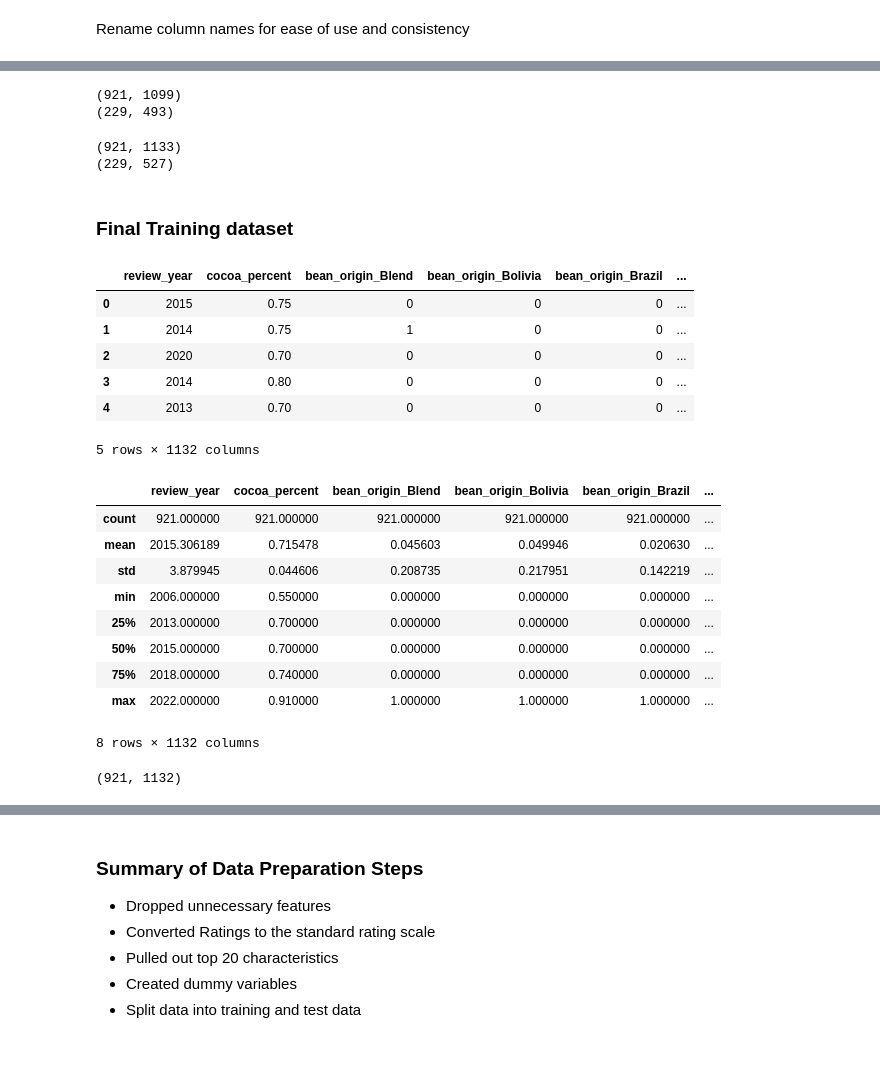
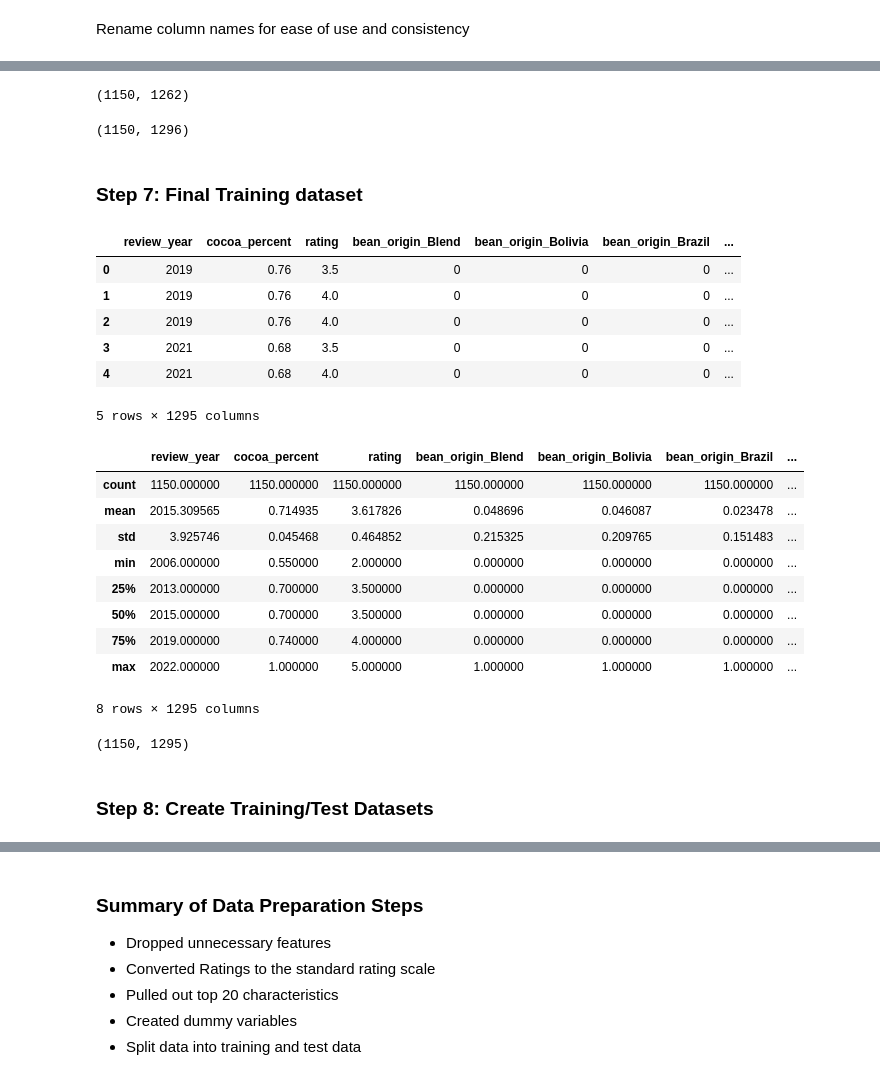
Before and after one commit to cableredi/BellevueUniv_MDS, a Jupyter notebook: DSC550/Term Paper/Chocolate_CableKimberly.ipynb, the cells around one changed output, grey strips where cells are left out. Saved outputs shown, nothing was run; the diff lists cells and outputs as text; code cells hidden in the pictures; blank space fills up the shorter version.

```diff
--- a/DSC550/Term Paper/Chocolate_CableKimberly.ipynb
+++ b/DSC550/Term Paper/Chocolate_CableKimberly.ipynb
@@ -758,62 +694,55 @@ print(features_test.shape)
 # %%
 # Select categorical columns except characteristics
-categorical_columns_train = features_train.select_dtypes('object').columns.difference(['characteristics'])
-categorical_columns_test = features_test.select_dtypes('object').columns.difference(['characteristics'])
+categorical_columns = chocolate_usa.select_dtypes('object').columns.difference(['characteristics'])
 # %%
 # Create dummy variables, drop first one to prevent collinearity between to dummy variables
-features_train = pd.get_dummies(features_train, columns = categorical_columns_train, drop_first = True)
-features_test = pd.get_dummies(features_test, columns = categorical_columns_test, drop_first = True)
+chocolate_usa = pd.get_dummies(chocolate_usa, columns = categorical_columns, drop_first = True)
 # %%
 # Get shape of features datasets
-print(features_train.shape)
-print(features_test.shape)
+print(chocolate_usa.shape)
 # %% [output]
-(921, 1099)
-(229, 493)
+(1150, 1262)
 # %%
 # convert characteristics into dummy variables
-features_train = pd.concat([features_train, features_train['characteristics'].str.get_dummies(sep=',')], axis = 1)
-features_test = pd.concat([features_test, features_test['characteristics'].str.get_dummies(sep=',')], axis = 1)
+chocolate_usa = pd.concat([chocolate_usa, chocolate_usa['characteristics'].str.get_dummies(sep=',')], axis = 1)
 
 # Drop characteristics column
-features_train.drop('characteristics', axis = 1, inplace = True)
-features_test.drop('characteristics', axis = 1, inplace = True)
+chocolate_usa.drop('characteristics', axis = 1, inplace = True)
 # %%
-print(features_train.shape)
-print(features_test.shape)
+print(chocolate_usa.shape)
 # %% [output]
-(921, 1133)
-(229, 527)
+(1150, 1296)
 # %%
 # Drop REF column
-features_train.drop('REF', axis = 1, inplace = True)
-features_test.drop('REF', axis = 1, inplace = True)
+chocolate_usa.drop('REF', axis = 1, inplace = True)
 # %% [markdown]
-### Final Training dataset
+### Step 7: Final Training dataset
 # %%
-features_train.head()
+chocolate_usa.head()
 # %% [output]
-|  | review_year | cocoa_percent | bean_origin_Blend | bean_origin_Bolivia | bean_origin_Brazil | ... |
-| 0 | 2015 | 0.75 | 0 | 0 | 0 | ... |
-| 1 | 2014 | 0.75 | 1 | 0 | 0 | ... |
-| 2 | 2020 | 0.70 | 0 | 0 | 0 | ... |
-| 3 | 2014 | 0.80 | 0 | 0 | 0 | ... |
-| 4 | 2013 | 0.70 | 0 | 0 | 0 | ... |
+|  | review_year | cocoa_percent | rating | bean_origin_Blend | bean_origin_Bolivia | bean_origin_Brazil | ... |
+| 0 | 2019 | 0.76 | 3.5 | 0 | 0 | 0 | ... |
+| 1 | 2019 | 0.76 | 4.0 | 0 | 0 | 0 | ... |
+| 2 | 2019 | 0.76 | 4.0 | 0 | 0 | 0 | ... |
+| 3 | 2021 | 0.68 | 3.5 | 0 | 0 | 0 | ... |
+| 4 | 2021 | 0.68 | 4.0 | 0 | 0 | 0 | ... |
-5 rows × 1132 columns
+5 rows × 1295 columns
 # %%
-features_train.describe()
+chocolate_usa.describe()
 # %% [output]
-|  | review_year | cocoa_percent | bean_origin_Blend | bean_origin_Bolivia | bean_origin_Brazil | ... |
-| count | 921.000000 | 921.000000 | 921.000000 | 921.000000 | 921.000000 | ... |
-| mean | 2015.306189 | 0.715478 | 0.045603 | 0.049946 | 0.020630 | ... |
-| std | 3.879945 | 0.044606 | 0.208735 | 0.217951 | 0.142219 | ... |
-| min | 2006.000000 | 0.550000 | 0.000000 | 0.000000 | 0.000000 | ... |
-| 25% | 2013.000000 | 0.700000 | 0.000000 | 0.000000 | 0.000000 | ... |
-| 50% | 2015.000000 | 0.700000 | 0.000000 | 0.000000 | 0.000000 | ... |
-| 75% | 2018.000000 | 0.740000 | 0.000000 | 0.000000 | 0.000000 | ... |
-| max | 2022.000000 | 0.910000 | 1.000000 | 1.000000 | 1.000000 | ... |
+|  | review_year | cocoa_percent | rating | bean_origin_Blend | bean_origin_Bolivia | bean_origin_Brazil | ... |
+| count | 1150.000000 | 1150.000000 | 1150.000000 | 1150.000000 | 1150.000000 | 1150.000000 | ... |
+| mean | 2015.309565 | 0.714935 | 3.617826 | 0.048696 | 0.046087 | 0.023478 | ... |
+| std | 3.925746 | 0.045468 | 0.464852 | 0.215325 | 0.209765 | 0.151483 | ... |
+| min | 2006.000000 | 0.550000 | 2.000000 | 0.000000 | 0.000000 | 0.000000 | ... |
+| 25% | 2013.000000 | 0.700000 | 3.500000 | 0.000000 | 0.000000 | 0.000000 | ... |
+| 50% | 2015.000000 | 0.700000 | 3.500000 | 0.000000 | 0.000000 | 0.000000 | ... |
+| 75% | 2019.000000 | 0.740000 | 4.000000 | 0.000000 | 0.000000 | 0.000000 | ... |
+| max | 2022.000000 | 1.000000 | 5.000000 | 1.000000 | 1.000000 | 1.000000 | ... |
-8 rows × 1132 columns
+8 rows × 1295 columns
 # %%
-features_train.shape
+print(chocolate_usa.shape)
 # %% [output]
-(921, 1132)
+(1150, 1295)
+# %% [markdown]
+### Step 8: Create Training/Test Datasets
```
Also changed, not shown: parts of 53 cells of this notebook, 1 other file.
